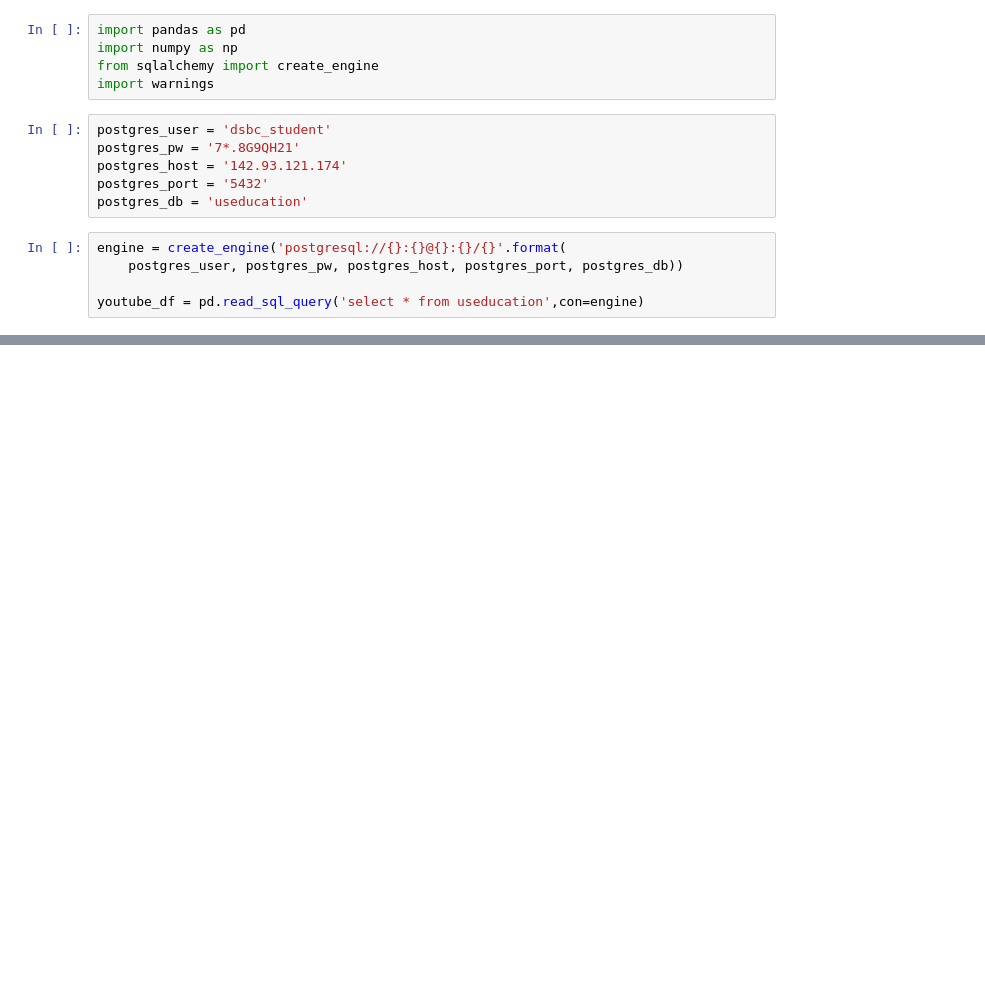
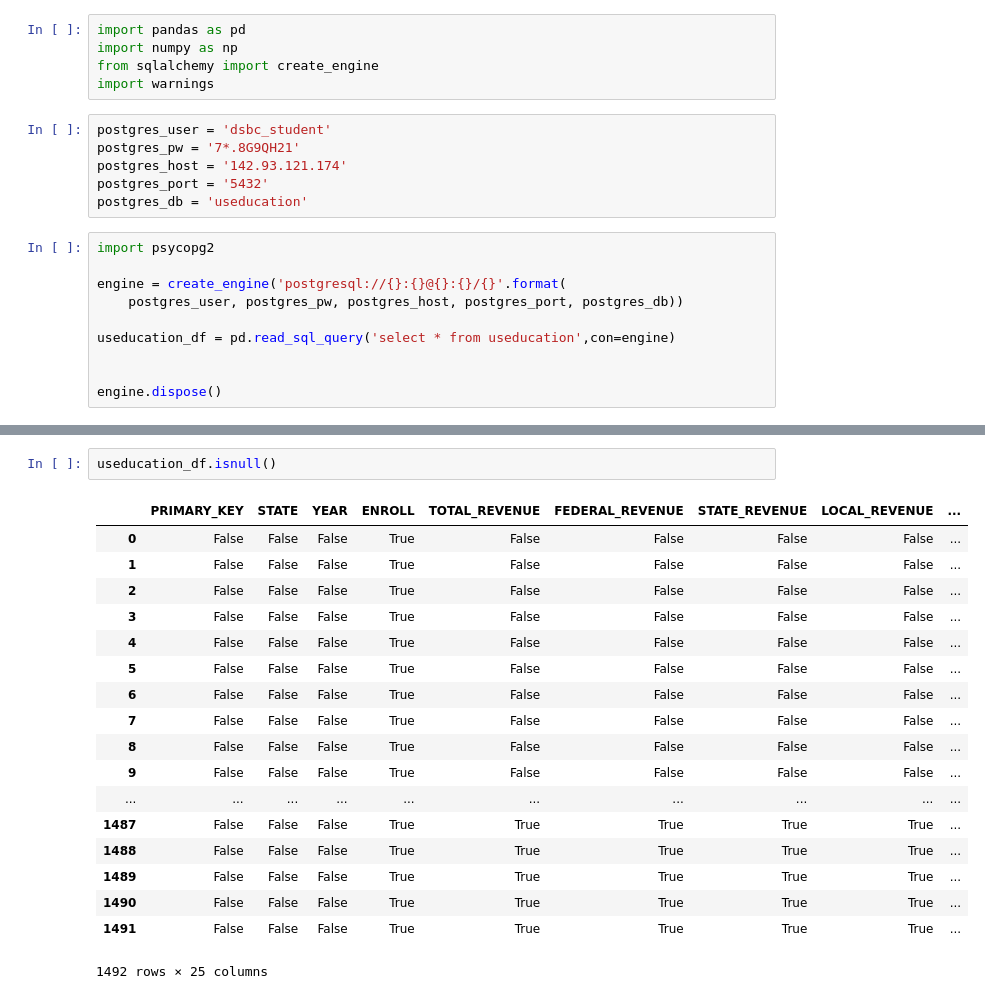
Before and after one commit to irenebratsis/Thinkful, a Jupyter notebook: 17.3 Model Prep .ipynb, the cells around one changed output, grey strips where cells are left out. Saved outputs shown, nothing was run; the diff lists cells and outputs as text; blank space fills up the shorter version.

```diff
--- a/17.3 Model Prep .ipynb
+++ b/17.3 Model Prep .ipynb
@@ -10,7 +10,12 @@ postgres_host = '142.93.121.174'
 postgres_port = '5432'
 postgres_db = 'useducation'
 # %%
+import psycopg2
+
 engine = create_engine('postgresql://{}:{}@{}:{}/{}'.format(
     postgres_user, postgres_pw, postgres_host, postgres_port, postgres_db))
 
-youtube_df = pd.read_sql_query('select * from useducation',con=engine)
+useducation_df = pd.read_sql_query('select * from useducation',con=engine)
+
+
+engine.dispose()
@@ -18,0 +42,21 @@ ModuleNotFoundError: No module named 'psycopg2'
+# %%
+useducation_df.isnull()
+# %% [output]
+|  | PRIMARY_KEY | STATE | YEAR | ENROLL | TOTAL_REVENUE | FEDERAL_REVENUE | STATE_REVENUE | LOCAL_REVENUE | ... |
+| 0 | False | False | False | True | False | False | False | False | ... |
+| 1 | False | False | False | True | False | False | False | False | ... |
+| 2 | False | False | False | True | False | False | False | False | ... |
+| 3 | False | False | False | True | False | False | False | False | ... |
+| 4 | False | False | False | True | False | False | False | False | ... |
+| 5 | False | False | False | True | False | False | False | False | ... |
+| 6 | False | False | False | True | False | False | False | False | ... |
+| 7 | False | False | False | True | False | False | False | False | ... |
+| 8 | False | False | False | True | False | False | False | False | ... |
+| 9 | False | False | False | True | False | False | False | False | ... |
+| ... | ... | ... | ... | ... | ... | ... | ... | ... | ... |
+| 1487 | False | False | False | True | True | True | True | True | ... |
+| 1488 | False | False | False | True | True | True | True | True | ... |
+| 1489 | False | False | False | True | True | True | True | True | ... |
+| 1490 | False | False | False | True | True | True | True | True | ... |
+| 1491 | False | False | False | True | True | True | True | True | ... |
+1492 rows × 25 columns
```
Also changed, not shown: parts of 5 cells of this notebook.
